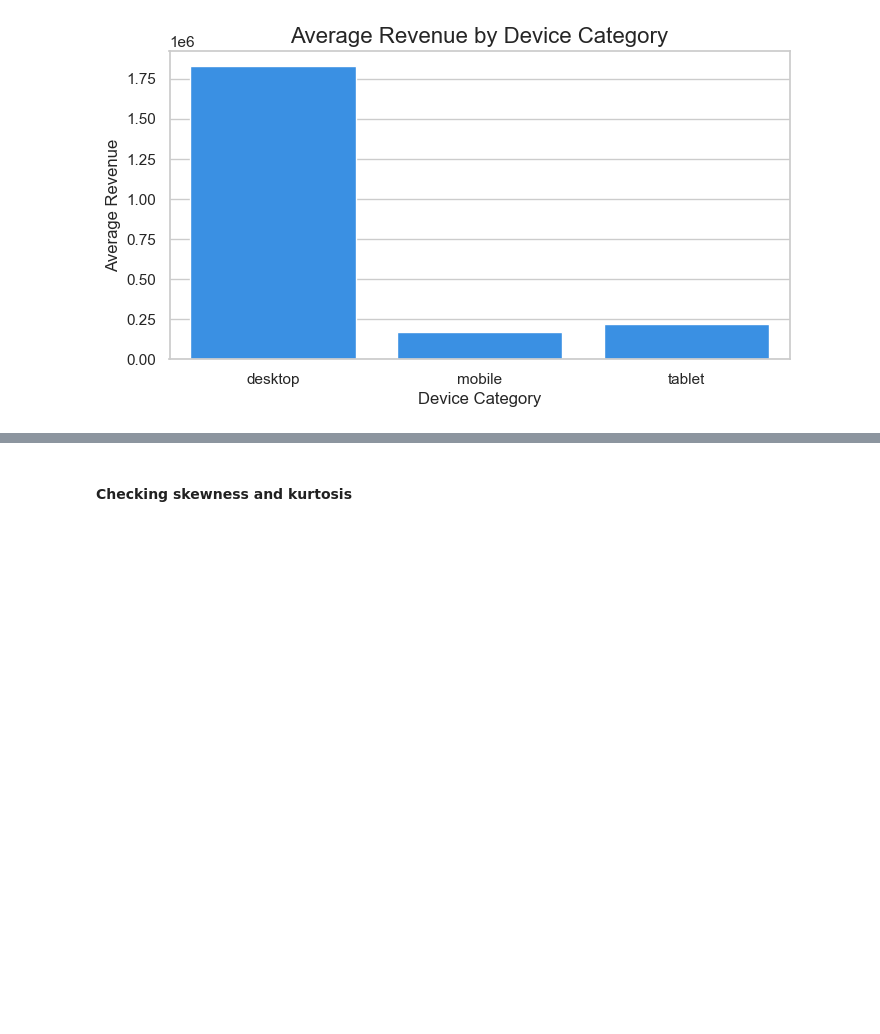
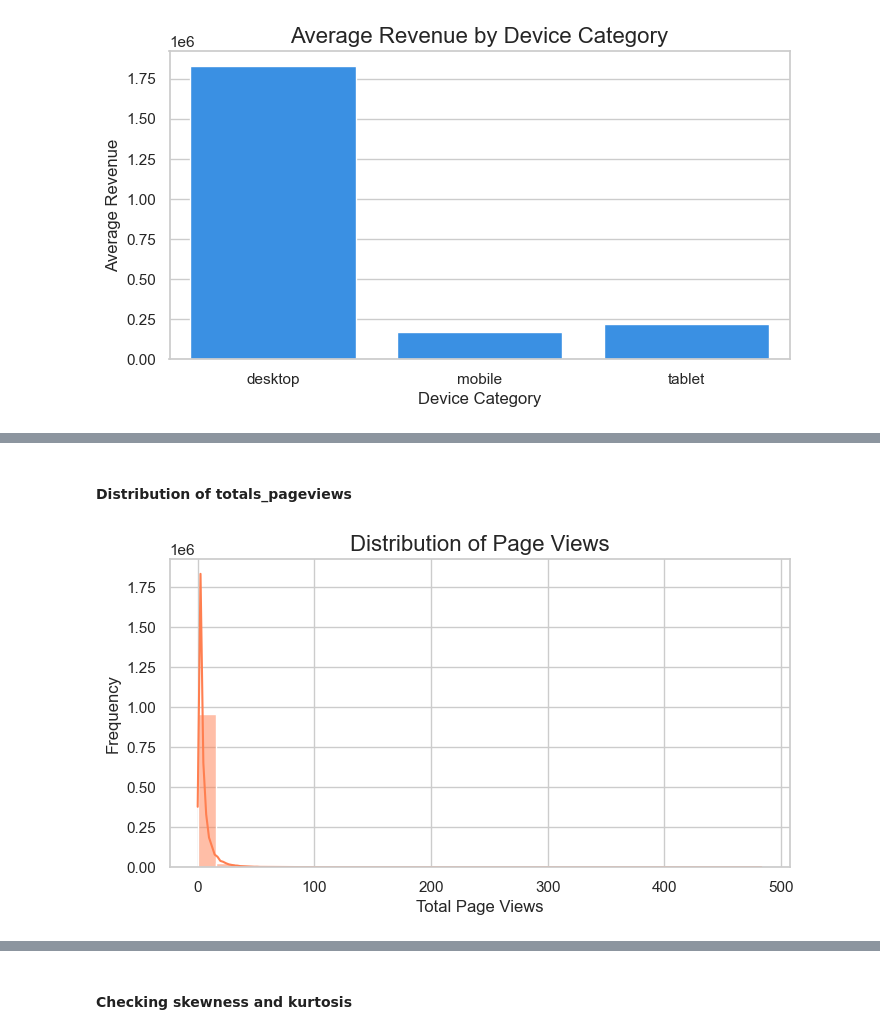
Before and after one commit to PaolaGaray/GA-CustomerRevenuePrediction, a Jupyter notebook: notebooks/EDA.ipynb, the cells around one changed output, grey strips where cells are left out. Drawn from its saved outputs; the diff is of its cells as text; code cells hidden in the pictures; blank space fills up the shorter version.

```diff
--- a/notebooks/EDA.ipynb
+++ b/notebooks/EDA.ipynb
@@ -332,0 +334,14 @@ user_revenue = df.groupby('fullVisitorId')['totals_transactionRevenue'].sum()
+# %% [markdown]
+#### Distribution of totals_pageviews
+# %%
+# Distribution of totals_pageviews
+plt.figure(figsize=(8, 4))
+sns.histplot(df['totals_pageviews'], bins=30, kde=True, color="coral")
+
+plt.title("Distribution of Page Views", fontsize=16)
+plt.xlabel("Total Page Views", fontsize=12)
+plt.ylabel("Frequency", fontsize=12)
+
+plt.show()
+# %% [output]
+[figure, added]
```
Also changed, not shown: parts of 26 cells of this notebook.
